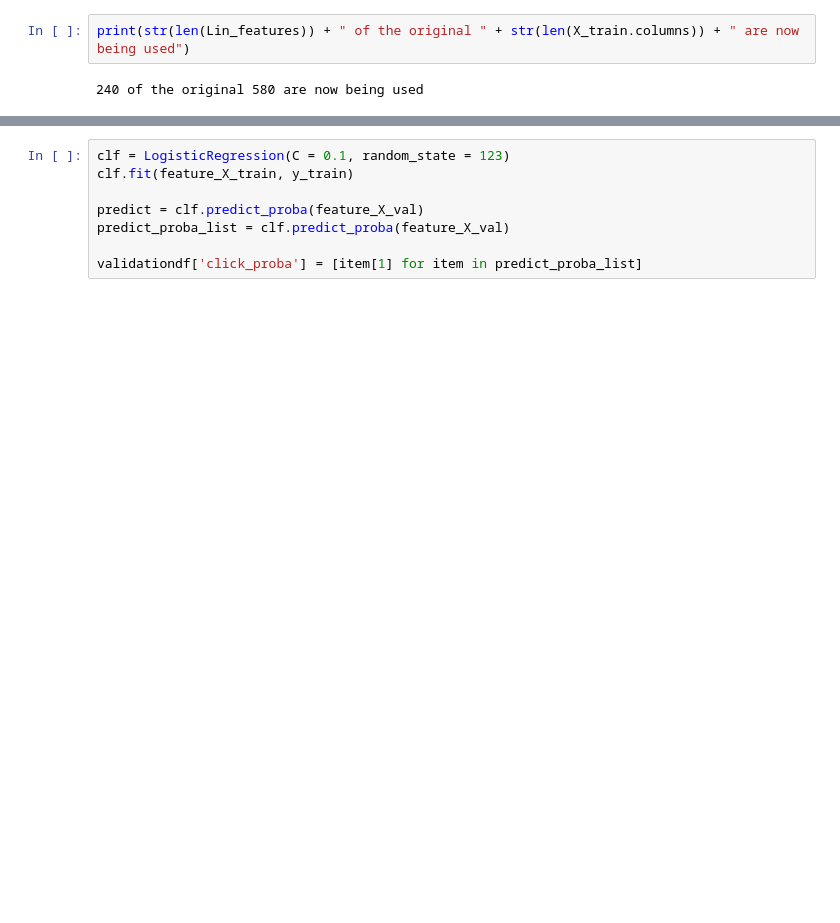
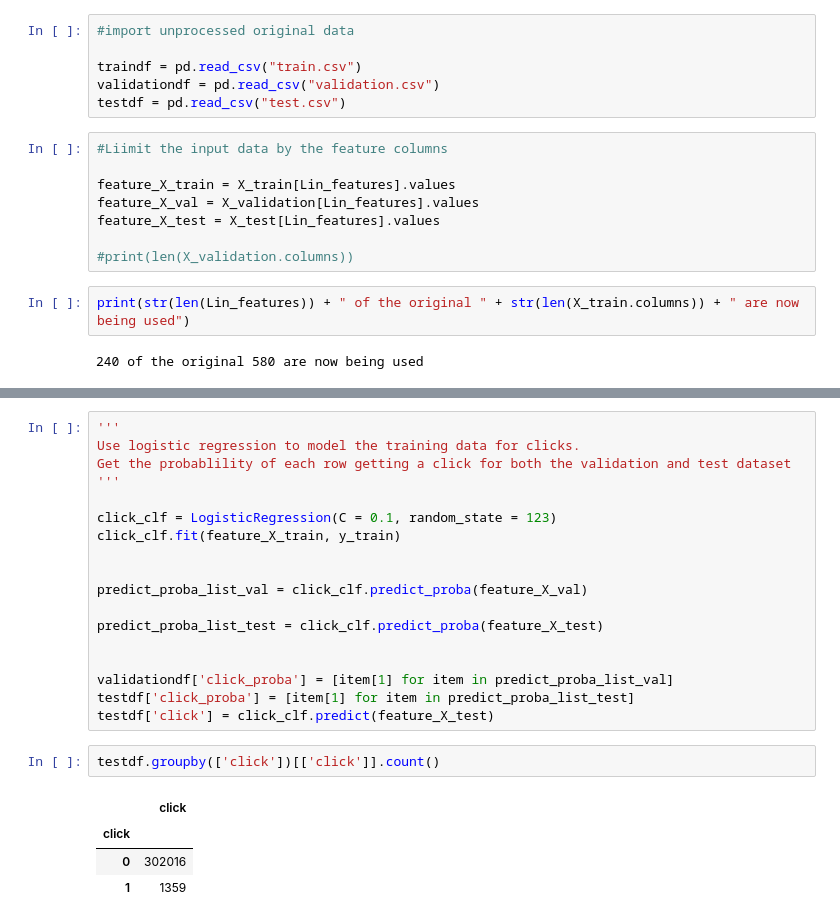
Before and after one commit to joyyikuo/COMP0124, a Jupyter notebook: Lin_Bidding.ipynb, the cells around one changed output, grey strips where cells are left out. Saved outputs shown, nothing was run; the diff lists cells and outputs as text; blank space fills up the shorter version.

```diff
--- a/Lin_Bidding.ipynb
+++ b/Lin_Bidding.ipynb
@@ -26,5 +34,19 @@ y_validation = pickle.load(open("y_validation_features.pkl", 'rb'))
 
 Lin_features = pickle.load(open('bestFeatures.pkl', 'rb'))
+# %%
+#import unprocessed original data
+
+traindf = pd.read_csv("train.csv")
+validationdf = pd.read_csv("validation.csv")
+testdf = pd.read_csv("test.csv")
+# %%
+#Liimit the input data by the feature columns
+
+feature_X_train = X_train[Lin_features].values
+feature_X_val = X_validation[Lin_features].values
+feature_X_test = X_test[Lin_features].values
+
+#print(len(X_validation.columns))
 # %%
 print(str(len(Lin_features)) + " of the original " + str(len(X_train.columns)) + " are now being used")
 # %% [output]
@@ -54,11 +66,28 @@ bid_list = list(range(traindf.loc[traindf["click"] == 1, "payprice"].min(),300,
 # %% [output]
 In the training data, the average CTR is: 0.0738 , and the average BID is: $105.46
-# %%
-clf = LogisticRegression(C = 0.1, random_state = 123)
-clf.fit(feature_X_train, y_train)
-
-predict = clf.predict_proba(feature_X_val)
-predict_proba_list = clf.predict_proba(feature_X_val)
-
-validationdf['click_proba'] = [item[1] for item in predict_proba_list]
+# %%
+'''
+Use logistic regression to model the training data for clicks.
+Get the probablility of each row getting a click for both the validation and test dataset
+'''
+
+click_clf = LogisticRegression(C = 0.1, random_state = 123)
+click_clf.fit(feature_X_train, y_train)
+
+
+predict_proba_list_val = click_clf.predict_proba(feature_X_val)
+
+predict_proba_list_test = click_clf.predict_proba(feature_X_test)
+
+
+validationdf['click_proba'] = [item[1] for item in predict_proba_list_val]
+testdf['click_proba'] = [item[1] for item in predict_proba_list_test]
+testdf['click'] = click_clf.predict(feature_X_test)
+# %%
+testdf.groupby(['click'])[['click']].count()
+# %% [output]
+|  | click |
+| click |  |
+| 0 | 302016 |
+| 1 | 1359 |
 # %%
```
Also changed, not shown: parts of 17 cells of this notebook.
